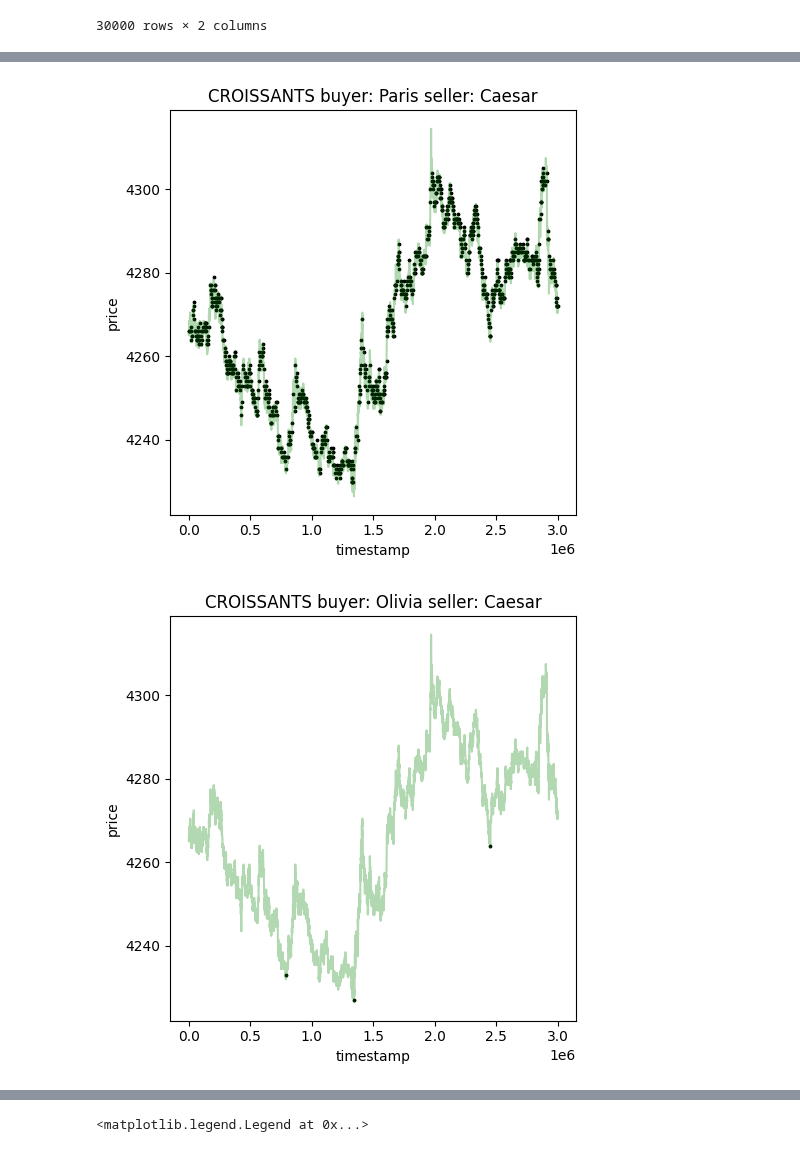
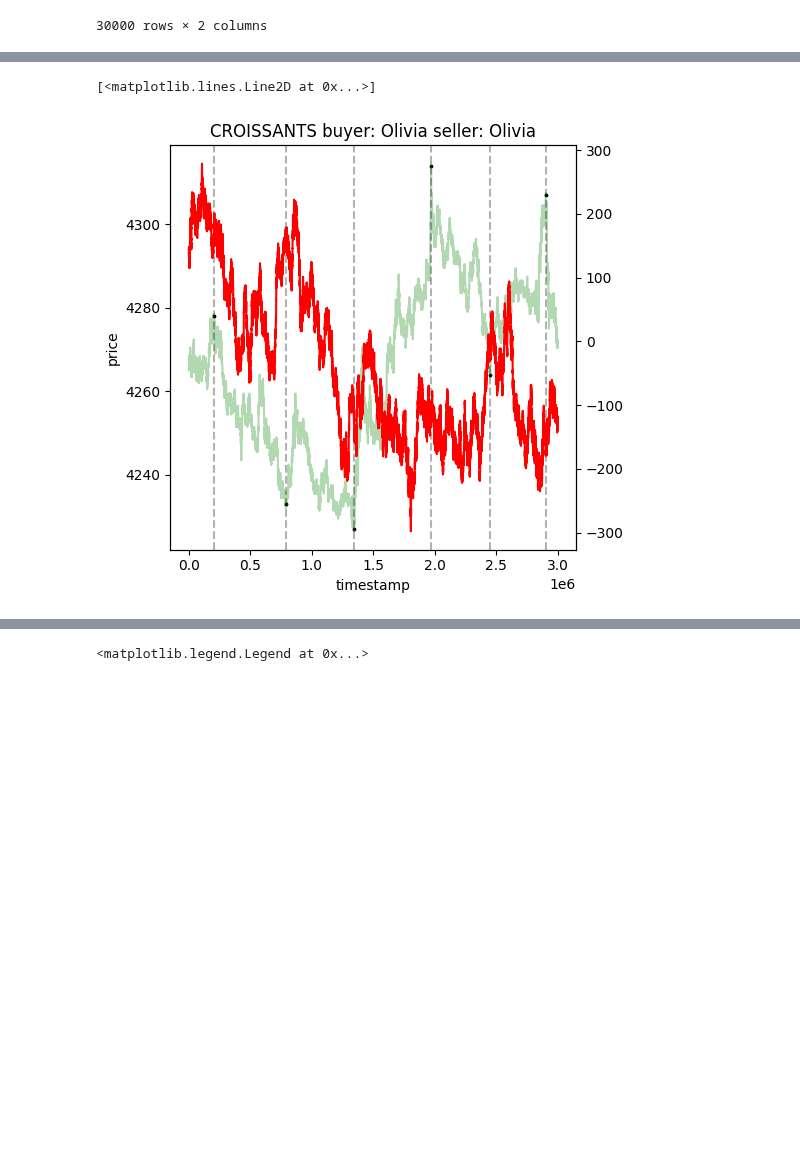
Before and after one commit to chrispyroberts/imc-prosperity-3, a Jupyter notebook: ROUND5/round 5 analysis.ipynb, the cells around one changed output, grey strips where cells are left out. Saved outputs shown, nothing was run; the diff lists cells and outputs as text; code cells hidden in the pictures; blank space fills up the shorter version.

Commit message:
goated olivia added

```diff
--- a/ROUND5/round 5 analysis.ipynb
+++ b/ROUND5/round 5 analysis.ipynb
@@ -87,24 +87,38 @@ for buyer in buyers:
     for seller in sellers:
         if buyer != seller:
             combos.append((buyer, seller))
+# %%
+croissaints_mid_prices = prices[prices['product'] == 'CROISSANTS']['mid_price'].values
+jams_mid_prices = prices[prices['product'] == 'JAMS']['mid_price'].values
+djembes_mid_prices = prices[prices['product'] == 'DJEMBES']['mid_price'].values
+basket1_mid_prices = prices[prices['product'] == 'PICNIC_BASKET1']['mid_price'].values
+
+basket1_premium = basket1_mid_prices - croissaints_mid_prices * 6 - jams_mid_prices * 3 - djembes_mid_prices * 1
+basket2_premium = basket1_mid_prices - croissaints_mid_prices * 4 - jams_mid_prices * 2
 # %%
 product = 'CROISSANTS'
+buyer = 'Olivia'
+seller = 'Olivia'
 
-for buyer, seller in combos:
-    trades_df = trades[trades['symbol'] == product]
-    trades_df = trades_df[(trades_df['buyer'] == buyer) & (trades_df['seller'] == seller)]
-    price_df = prices[prices['product'] == product]
+trades_df = trades[trades['symbol'] == product]
+trades_df = trades_df[(trades_df['buyer'] == buyer) | (trades_df['seller'] == seller)]
+price_df = prices[prices['product'] == product]
 
-    if len(trades_df) == 0:
-        continue
 
-    plt.figure(figsize=(5, 5))
-    plt.title(f"{product} buyer: {buyer} seller: {seller}")
-    plt.plot(price_df['timestamp'], price_df['mid_price'], label='price', c='green', alpha=0.3)
-    plt.scatter(trades_df['timestamp'], trades_df['price'], c='Black', s=3)
-    plt.xlabel('timestamp')
-    plt.ylabel('price')
-    plt.tight_layout()
+plt.figure(figsize=(5, 5))
+plt.title(f"{product} buyer: {buyer} seller: {seller}")
+plt.plot(price_df['timestamp'], price_df['mid_price'], label='price', c='green', alpha=0.3)
+plt.scatter(trades_df['timestamp'], trades_df['price'], c='Black', s=3)
+
+for timestamp in trades_df['timestamp']:
+    plt.axvline(x=timestamp, color='black', linestyle='--', alpha=0.3)
+
+plt.xlabel('timestamp')
+plt.ylabel('price')
+plt.tight_layout()
+
+plt.twinx()
+plt.plot(price_df['timestamp'], basket1_premium, c='red')
 # %% [output]
+[<matplotlib.lines.Line2D at 0x...>]
-[figure, old version]
+[figure, new version]
-[figure, removed]
```
Also changed, not shown: parts of 2 cells of this notebook, 3 other files.
